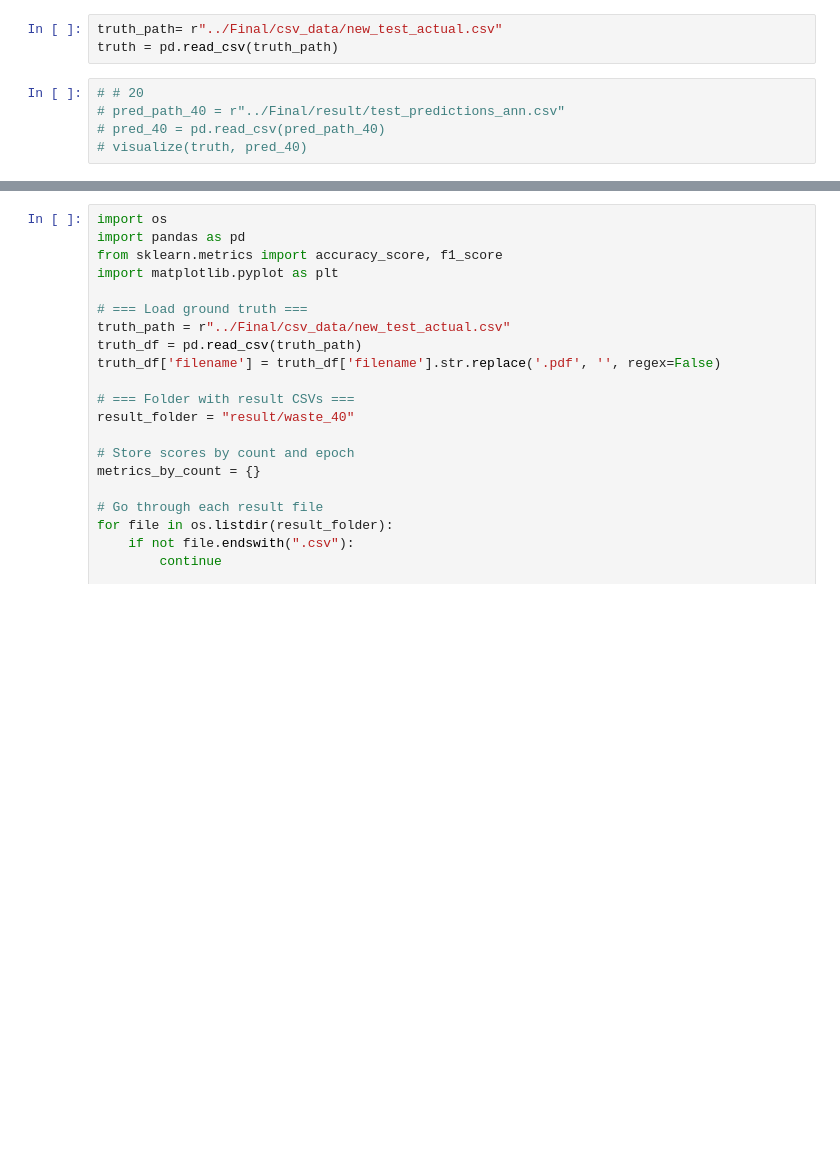
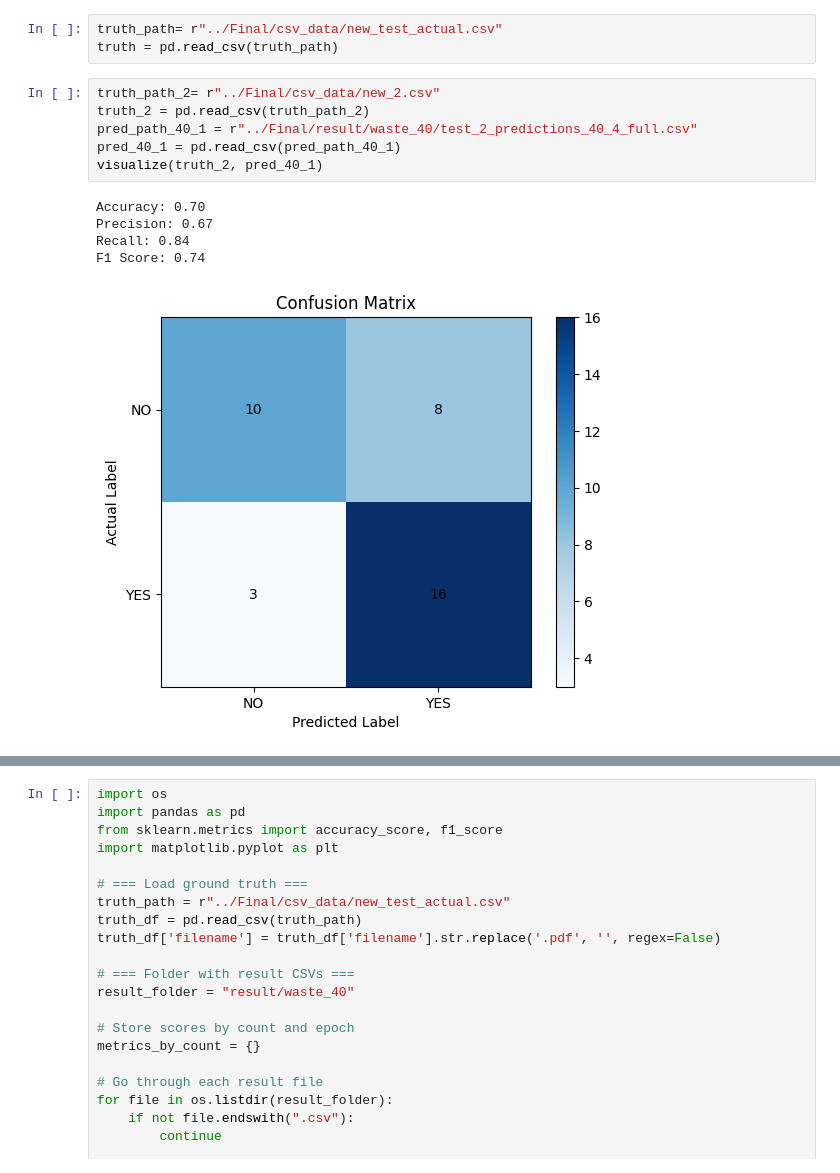
Before and after one commit to Gavin2417/NLP-project, a Jupyter notebook: Final/get_accuracy.ipynb, the cells around one changed output, grey strips where cells are left out. Saved outputs shown, nothing was run; the diff lists cells and outputs as text; blank space fills up the shorter version.

```diff
--- a/Final/get_accuracy.ipynb
+++ b/Final/get_accuracy.ipynb
@@ -56,10 +56,17 @@ def visualize(df1, df2):
 truth_path= r"../Final/csv_data/new_test_actual.csv"
 truth = pd.read_csv(truth_path)
 # %%
-# # 20
-# pred_path_40 = r"../Final/result/test_predictions_ann.csv"
-# pred_40 = pd.read_csv(pred_path_40)
-# visualize(truth, pred_40)
+truth_path_2= r"../Final/csv_data/new_2.csv"
+truth_2 = pd.read_csv(truth_path_2)
+pred_path_40_1 = r"../Final/result/waste_40/test_2_predictions_40_4_full.csv"
+pred_40_1 = pd.read_csv(pred_path_40_1)
+visualize(truth_2, pred_40_1)
+# %% [output]
+Accuracy: 0.70
+Precision: 0.67
+Recall: 0.84
+F1 Score: 0.74
+[figure, added]
 # %%
 # 40
 pred_path_40 = r"../Final/result/waste_40/test_predictions_20_2_half.csv"
```
Also changed, not shown: parts of 4 cells of this notebook, 43 other files.
